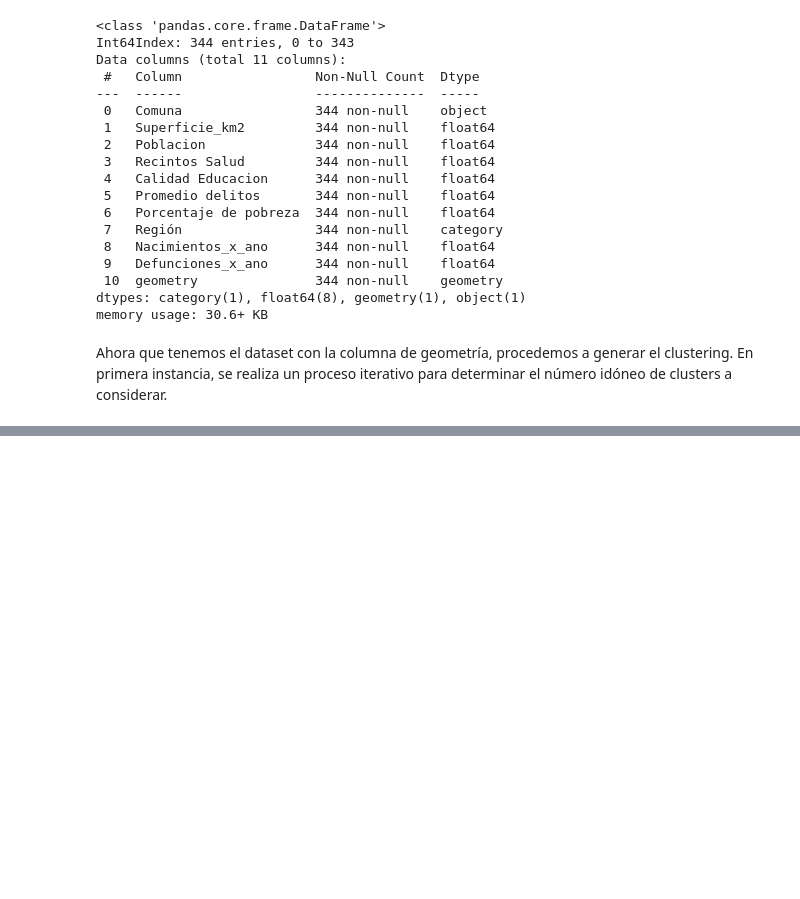
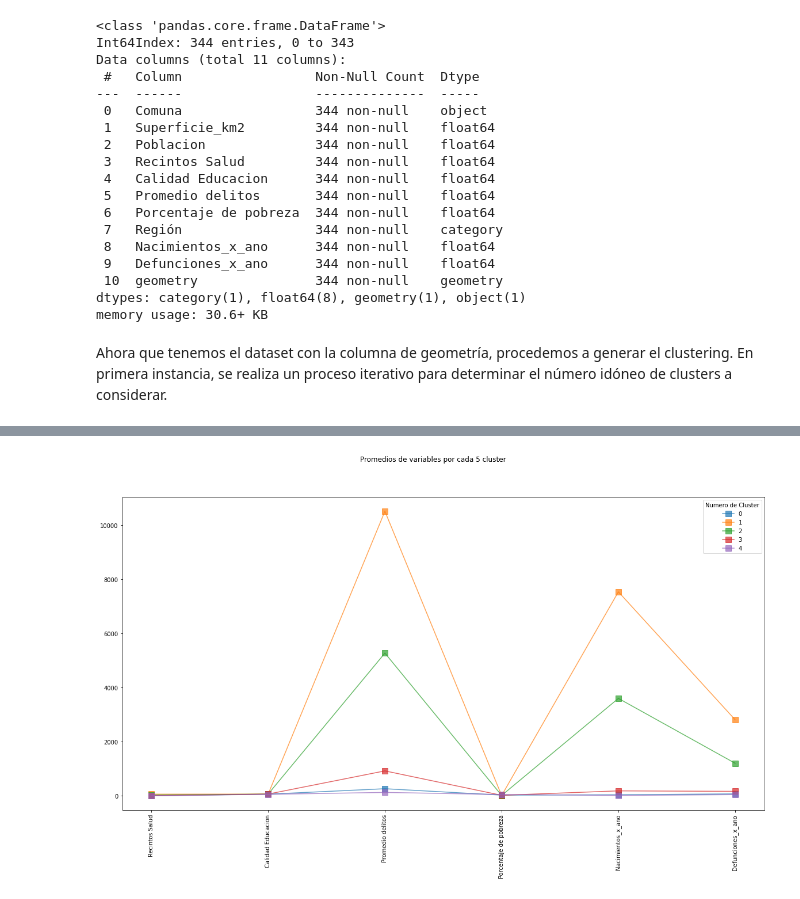
Before and after one commit to 08benja08p/Grupo-8-CDD, a Jupyter notebook: Proyecto/Proyecto_CDD.ipynb, the cells around one changed output, grey strips where cells are left out. Cells and saved outputs as stored; diff of their text form; code cells hidden in the pictures; blank space fills up the shorter version.

```diff
--- a/Proyecto/Proyecto_CDD.ipynb
+++ b/Proyecto/Proyecto_CDD.ipynb
@@ -1544,0 +1552,21 @@ ax.set_ylim(bottom = -34, top = -32.5)
+# %%
+
+data_resumen_geo = data_resumen_geo[['cluster','Recintos Salud', 'Calidad Educacion','Promedio delitos','Porcentaje de pobreza','Nacimientos_x_ano','Defunciones_x_ano']]
+resumen = data_resumen_geo.groupby(['cluster']).mean()
+
+fig=plt.figure(figsize=(20,10))
+ax=fig.add_subplot(111)
+
+mk=['x','s','d','*','^']
+
+
+ax.plot(resumen.T,alpha=0.7,linestyle='-',marker=mk[1],markersize=10 ,label=resumen.index)
+ax.set_xticks(np.arange(len(resumen.columns)));
+ax.set_xticklabels(resumen.columns);
+plt.xticks(rotation = 'vertical')
+
+ax.legend(title="Numero de Cluster")
+ax=fig.suptitle("Promedios de variables por cada "+str(k)+" cluster")
+
+resumen
+# %% [output]
@@ -1544,0 +1580 @@ ax.set_ylim(bottom = -34, top = -32.5)
+[figure, added]
```
Also changed, not shown: parts of 16 cells of this notebook.
